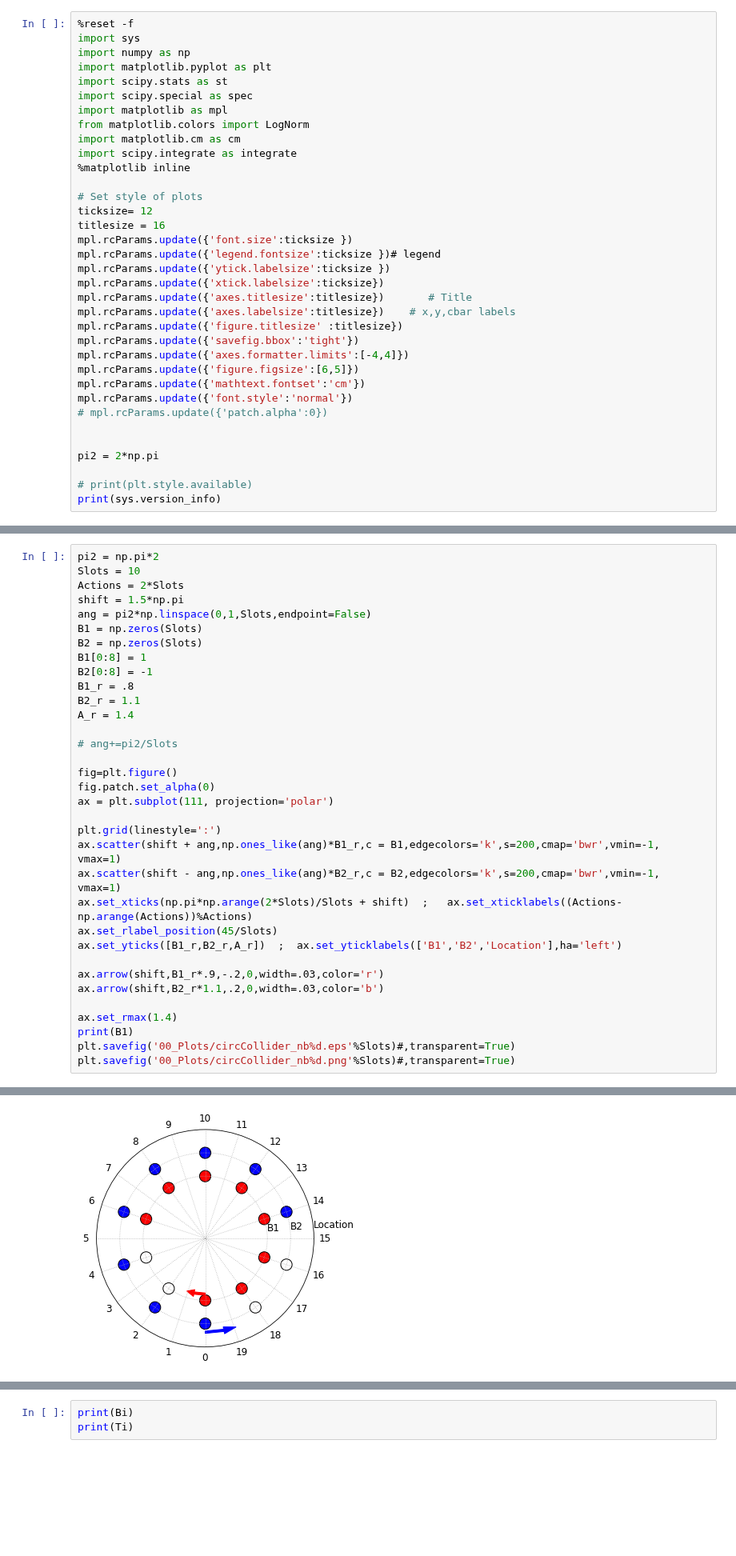
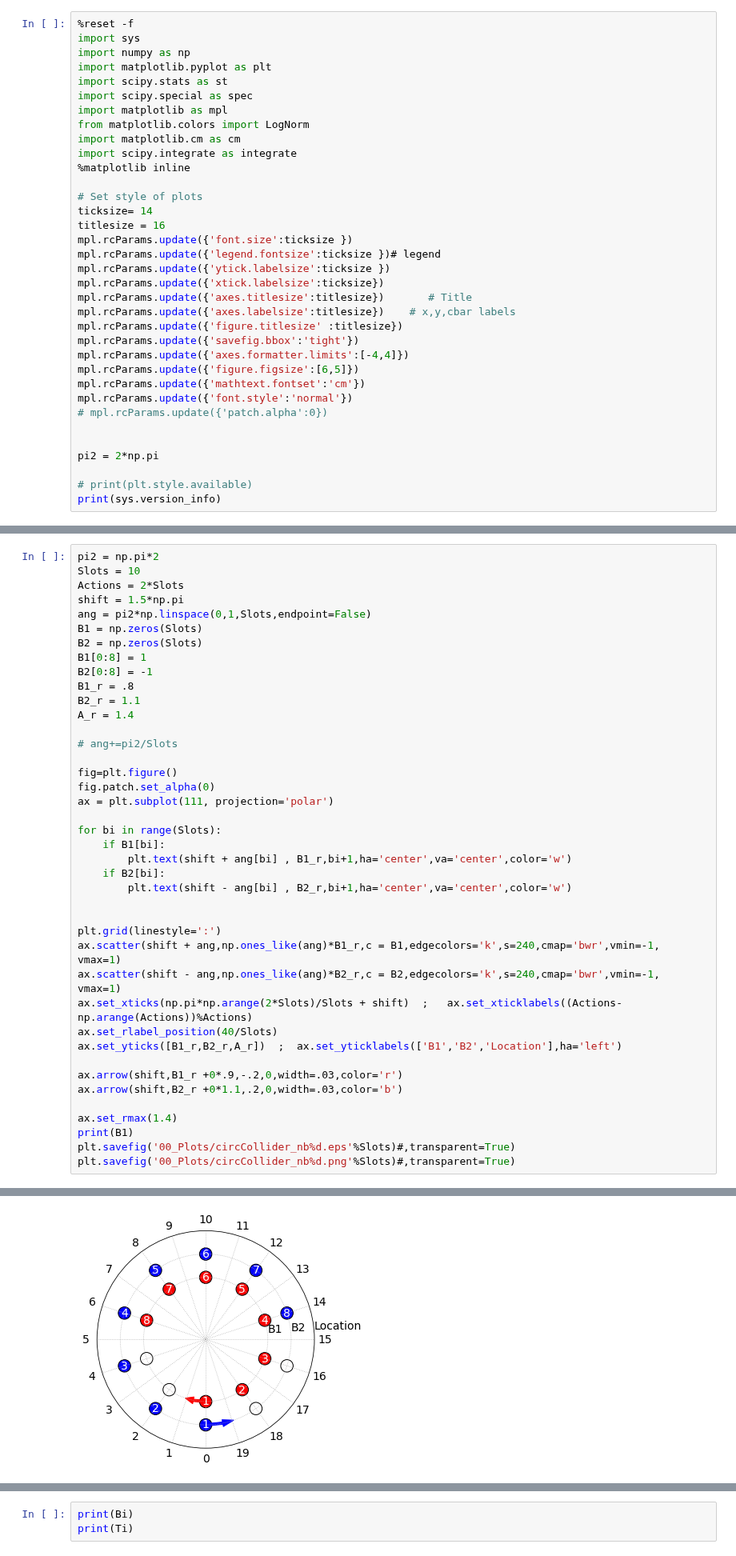
Before and after one commit to sondrevf/Ipython_Cern, a Jupyter notebook: 02_COMBIp/COMBIp_scheduling.ipynb, the cells around one changed output, grey strips where cells are left out. Shown at 80% size. Cells and saved outputs as stored; diff of their text form; blank space fills up the shorter version.

```diff
--- a/02_COMBIp/COMBIp_scheduling.ipynb
+++ b/02_COMBIp/COMBIp_scheduling.ipynb
@@ -12,7 +12,7 @@ import scipy.integrate as integrate
 %matplotlib inline
 
 # Set style of plots
-ticksize= 12
+ticksize= 14
 titlesize = 16
 mpl.rcParams.update({'font.size':ticksize })
 mpl.rcParams.update({'legend.fontsize':ticksize })# legend
@@ -63,39 +63,46 @@ print(B1)
 pi2 = np.pi*2
 Slots = 10
 Actions = 2*Slots
 shift = 1.5*np.pi
 ang = pi2*np.linspace(0,1,Slots,endpoint=False)
 B1 = np.zeros(Slots)
 B2 = np.zeros(Slots)
 B1[0:8] = 1
 B2[0:8] = -1
 B1_r = .8
 B2_r = 1.1
 A_r = 1.4
 
 # ang+=pi2/Slots
 
 fig=plt.figure()
 fig.patch.set_alpha(0)
 ax = plt.subplot(111, projection='polar')
 
+for bi in range(Slots):
+    if B1[bi]:
+        plt.text(shift + ang[bi] , B1_r,bi+1,ha='center',va='center',color='w')
+    if B2[bi]:
+        plt.text(shift - ang[bi] , B2_r,bi+1,ha='center',va='center',color='w')
+
+
 plt.grid(linestyle=':')
-ax.scatter(shift + ang,np.ones_like(ang)*B1_r,c = B1,edgecolors='k',s=200,cmap='bwr',vmin=-1, vmax=1)
-ax.scatter(shift - ang,np.ones_like(ang)*B2_r,c = B2,edgecolors='k',s=200,cmap='bwr',vmin=-1, vmax=1)
+ax.scatter(shift + ang,np.ones_like(ang)*B1_r,c = B1,edgecolors='k',s=240,cmap='bwr',vmin=-1, vmax=1)
+ax.scatter(shift - ang,np.ones_like(ang)*B2_r,c = B2,edgecolors='k',s=240,cmap='bwr',vmin=-1, vmax=1)
 ax.set_xticks(np.pi*np.arange(2*Slots)/Slots + shift)  ;   ax.set_xticklabels((Actions-np.arange(Actions))%Actions)
-ax.set_rlabel_position(45/Slots)
+ax.set_rlabel_position(40/Slots)
 ax.set_yticks([B1_r,B2_r,A_r])  ;  ax.set_yticklabels(['B1','B2','Location'],ha='left')
 
-ax.arrow(shift,B1_r*.9,-.2,0,width=.03,color='r')
-ax.arrow(shift,B2_r*1.1,.2,0,width=.03,color='b')
+ax.arrow(shift,B1_r +0*.9,-.2,0,width=.03,color='r')
+ax.arrow(shift,B2_r +0*1.1,.2,0,width=.03,color='b')
 
 ax.set_rmax(1.4)
 print(B1)
 plt.savefig('00_Plots/circCollider_nb%d.eps'%Slots)#,transparent=True)
 plt.savefig('00_Plots/circCollider_nb%d.png'%Slots)#,transparent=True)
 # %% [output]
 [ 1.  1.  1.  1.  1.  1.  1.  1.  0.  0.]
-[figure, old version]
+[figure, new version]
 # %%
 def pcolor_edges(x,y):
     dx = x[1]-x[0]
```
Also changed, not shown: parts of 2 cells of this notebook, 5 other files.
